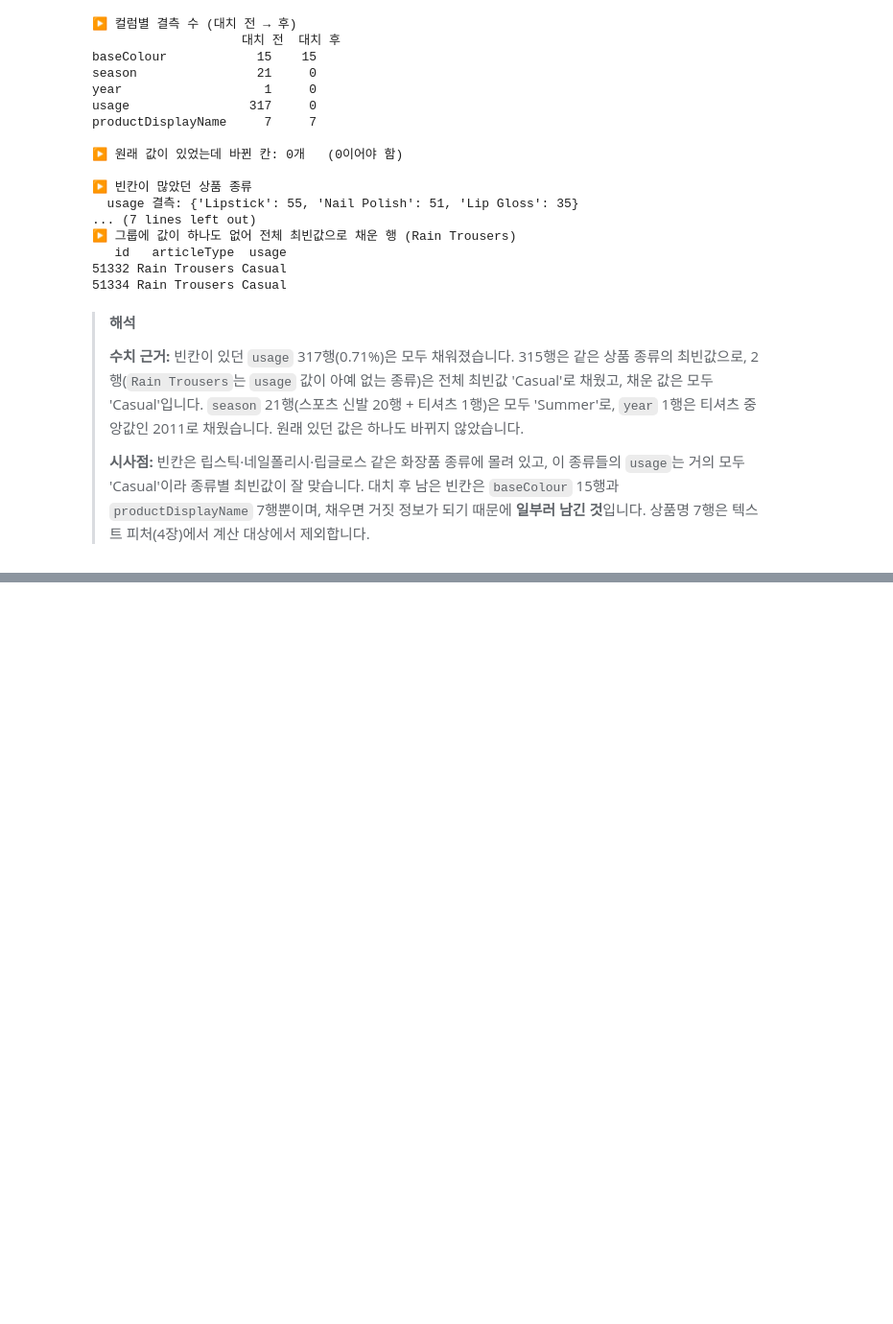
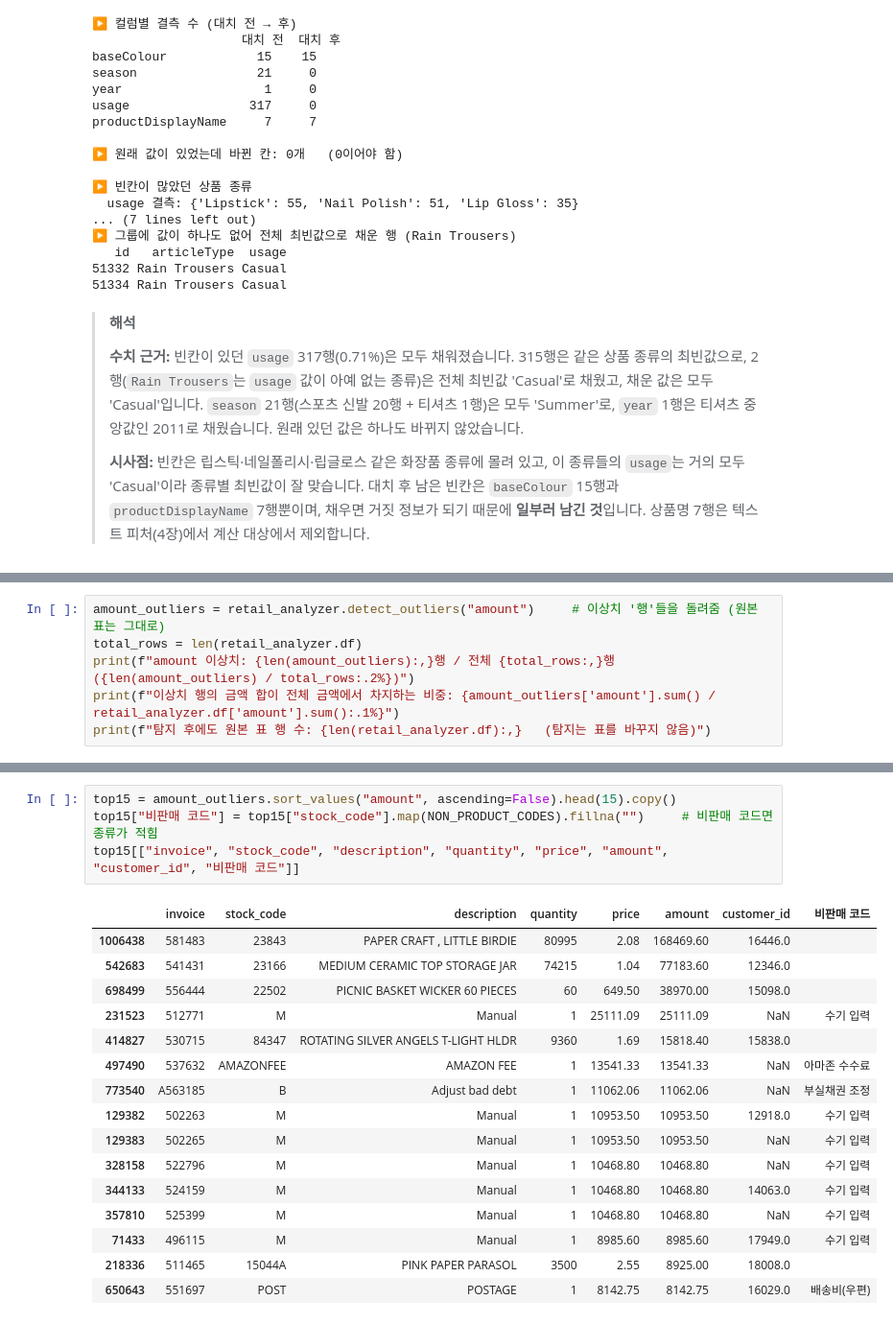
Before and after one commit to byungwoo2026/shopping-rfm-analysis_A1-1, a Jupyter notebook: notebooks/analysis_report.ipynb, the cells around one changed output, grey strips where cells are left out. Shown at 96% size. Saved outputs shown, nothing was run; the diff lists cells and outputs as text; blank space fills up the shorter version.

```diff
--- a/notebooks/analysis_report.ipynb
+++ b/notebooks/analysis_report.ipynb
@@ -602,0 +683,6 @@ productDisplayName     7     7
+# %%
+amount_outliers = retail_analyzer.detect_outliers("amount")     # 이상치 '행'들을 돌려줌 (원본 표는 그대로)
+total_rows = len(retail_analyzer.df)
+print(f"amount 이상치: {len(amount_outliers):,}행 / 전체 {total_rows:,}행 ({len(amount_outliers) / total_rows:.2%})")
+print(f"이상치 행의 금액 합이 전체 금액에서 차지하는 비중: {amount_outliers['amount'].sum() / retail_analyzer.df['amount'].sum():.1%}")
+print(f"탐지 후에도 원본 표 행 수: {len(retail_analyzer.df):,}   (탐지는 표를 바꾸지 않음)")
@@ -602,0 +703,21 @@ productDisplayName     7     7
+# %%
+top15 = amount_outliers.sort_values("amount", ascending=False).head(15).copy()
+top15["비판매 코드"] = top15["stock_code"].map(NON_PRODUCT_CODES).fillna("")     # 비판매 코드면 종류가 적힘
+top15[["invoice", "stock_code", "description", "quantity", "price", "amount", "customer_id", "비판매 코드"]]
+# %% [output]
+|  | invoice | stock_code | description | quantity | price | amount | customer_id | 비판매 코드 |
+| 1006438 | 581483 | 23843 | PAPER CRAFT , LITTLE BIRDIE | 80995 | 2.08 | 168469.60 | 16446.0 |  |
+| 542683 | 541431 | 23166 | MEDIUM CERAMIC TOP STORAGE JAR | 74215 | 1.04 | 77183.60 | 12346.0 |  |
+| 698499 | 556444 | 22502 | PICNIC BASKET WICKER 60 PIECES | 60 | 649.50 | 38970.00 | 15098.0 |  |
+| 231523 | 512771 | M | Manual | 1 | 25111.09 | 25111.09 | NaN | 수기 입력 |
+| 414827 | 530715 | 84347 | ROTATING SILVER ANGELS T-LIGHT HLDR | 9360 | 1.69 | 15818.40 | 15838.0 |  |
+| 497490 | 537632 | AMAZONFEE | AMAZON FEE | 1 | 13541.33 | 13541.33 | NaN | 아마존 수수료 |
+| 773540 | A563185 | B | Adjust bad debt | 1 | 11062.06 | 11062.06 | NaN | 부실채권 조정 |
+| 129382 | 502263 | M | Manual | 1 | 10953.50 | 10953.50 | 12918.0 | 수기 입력 |
+| 129383 | 502265 | M | Manual | 1 | 10953.50 | 10953.50 | NaN | 수기 입력 |
+| 328158 | 522796 | M | Manual | 1 | 10468.80 | 10468.80 | NaN | 수기 입력 |
+| 344133 | 524159 | M | Manual | 1 | 10468.80 | 10468.80 | 14063.0 | 수기 입력 |
+| 357810 | 525399 | M | Manual | 1 | 10468.80 | 10468.80 | NaN | 수기 입력 |
+| 71433 | 496115 | M | Manual | 1 | 8985.60 | 8985.60 | 17949.0 | 수기 입력 |
+| 218336 | 511465 | 15044A | PINK PAPER PARASOL | 3500 | 2.55 | 8925.00 | 18008.0 |  |
+| 650643 | 551697 | POST | POSTAGE | 1 | 8142.75 | 8142.75 | 16029.0 | 배송비(우편) |
```
Also changed, not shown: parts of 38 cells of this notebook, 3 other files.
